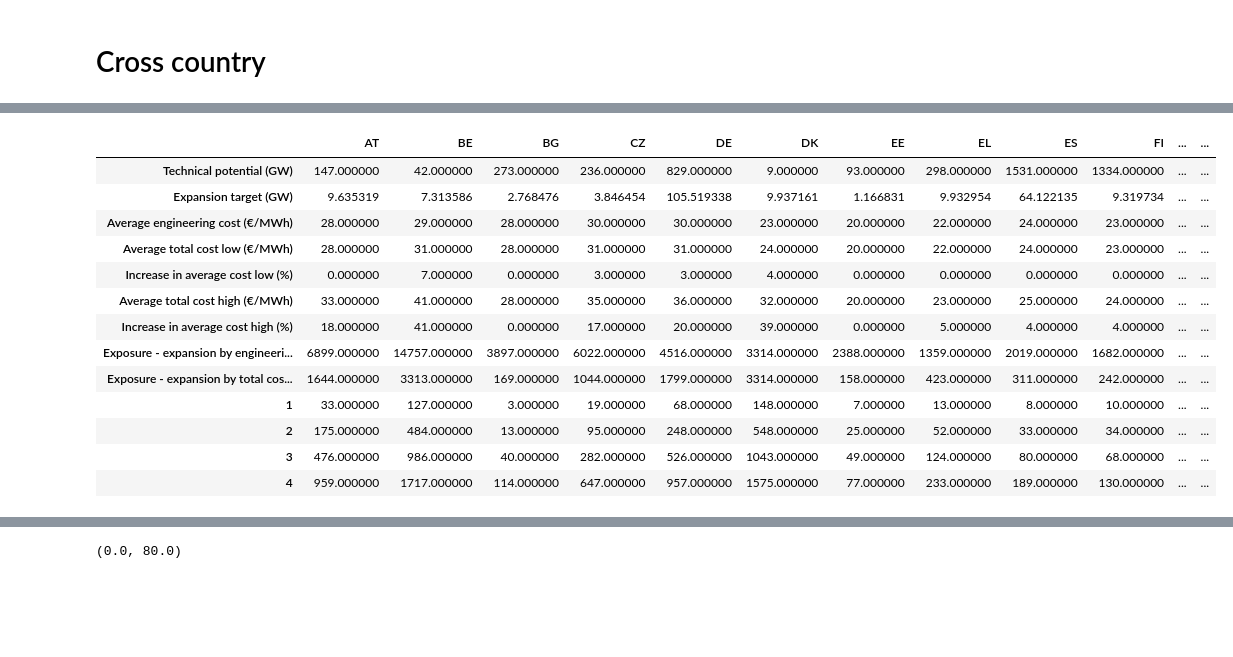
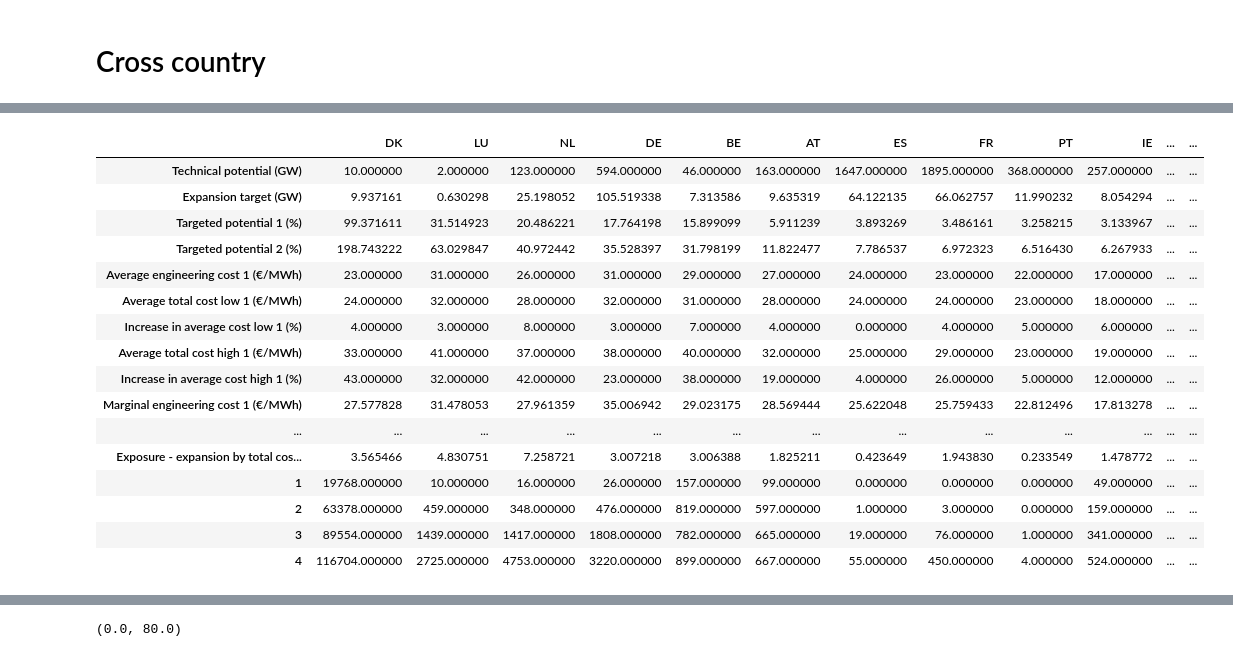
Before and after one commit to timtroendle/wind-onshore-cost-potential, a Jupyter notebook: notebooks/analysis.ipynb, the cells around one changed output, grey strips where cells are left out. Drawn from its saved outputs; the diff is of its cells as text; code cells hidden in the pictures; blank space fills up the shorter version.

```diff
--- a/notebooks/analysis.ipynb
+++ b/notebooks/analysis.ipynb
@@ -326,7 +368,7 @@ fig = plt.figure(figsize=[12,5])
 ax1 = fig.add_subplot(131)
 ax1.text(0.02, 1.1, 'a', transform=ax1.transAxes, fontsize=15, verticalalignment='top', fontweight="bold")
 
-tmp_eng = tmp.fillna(0).sort_values('engineering').reset_index(drop=True)[list(range(1, 5))].cumsum() / 81_000_000
+tmp_eng = tmp.fillna(0).sort_values('engineering').reset_index(drop=True)[list(range(1, 5))].cumsum() / population[c]
 
 bottom = 0
 for d in range(1, 5):
@@ -336,7 +378,7 @@ for d in range(1, 5):
 highlight()
 
 plt.xlabel('Cumulative capacity (GW)')
-plt.ylabel('Exposure (turbines/capita)')
+plt.ylabel('Exposure (turbines)')
 plt.xlim(0, 2.2*targets[c])
 plt.ylim(0, 10)
 
@@ -709,22 +775,22 @@ kpi #/ tmp.loc['engineering']
 | exposure smart | 0.0 | 1.254705 | 3.087816 |
 | exposure dumb | 0.0 | 2.802962 | 5.320676 |
 # %%
-fig, ax = plt.subplots(1, 2, figsize=(7, 4), sharex='col', gridspec_kw={'width_ratios': [2, 1]})
+fig, ax = plt.subplots(1, 2, figsize=(5, 4), sharex='col', gridspec_kw={'width_ratios': [1, 1]})
 
-ax[0].text(-0.17, 1.02, 'a', transform=ax[0].transAxes, fontsize=15, verticalalignment='top', fontweight="bold")
+ax[0].text(-0.4, 1.02, 'a', transform=ax[0].transAxes, fontsize=15, verticalalignment='top', fontweight="bold")
 
 for i, df in enumerate([kpi.loc[['engineering smart', 'engineering dumb']], kpi.loc[['disamenity', 'disamenity dumb']]]):
     ax[0].bar(
-        range(i*len(df), i*len(df)+len(df)),
+        range(len(df)),
         df['2x EU reference scenario (mean)']-df['1x EU reference scenario (mean)'],
         bottom=df['1x EU reference scenario (mean)'],
         color='tab:blue' if i==0 else 'tab:green',
-        label='Engineering' if i==0 else 'High total'
+        label='Engineering' if i==0 else 'Total high'
     )
 
-ax[0].set_xlim([-0.5, 3.5])
-ax[0].set_xticks([0, 1, 2, 3])
-ax[0].set_xticklabels(['200 m\nhigh tot.','1000 m\nengin.', '200 m\nhigh tot.','1000 m\nengin.'])
+ax[0].set_xlim([-0.5, 1.5])
+ax[0].set_xticks([0, 1])
+ax[0].set_xticklabels(['200 m\nby total','1000 m\nby engin.'])
 ax[0].set_ylim(0, 100)
 ax[0].set_ylabel('Average LCOE (EUR/MWh)')
 ax[0].grid()
@@ -744,7 +810,7 @@ for i, df in enumerate([kpi.loc[['exposure smart', 'exposure dumb']]]):
 
 ax[1].set_xlim([-0.5, 1.5])
 ax[1].set_xticks([0, 1])
-ax[1].set_xticklabels(['200 m\nhigh tot.','1000 m\nengin.'])
+ax[1].set_xticklabels(['200 m\nby total','1000 m\nby engin.'])
 ax[1].set_ylim(0, 10)
 ax[1].set_ylabel('\nExposure (turbines)')
 ax[1].grid()
@@ -768,48 +853,78 @@ df_countries = pd.concat([
 # %%
 results = pd.DataFrame()
 
 for c in countries:
 
     tmp = turbines[turbines[c]>0].copy()
     tmp['total cost low'] = tmp['engineering'] + tmp['disamenity']
     tmp['total cost high'] = tmp['engineering'] + 10 * tmp['disamenity']
     results_c = pd.Series({
         'Technical potential (GW)': (tmp[c].sum() / 1000).round()
     })
 
     # Expansion target
-    n = int(targets[c] * 1000 / 2)
+    n = min(int(targets[c] * 1000 / 2), len(tmp)-1)
+    n2 = min(2*n, len(tmp)-1)
     results_c['Expansion target (GW)'] = targets[c]
+    results_c['Targeted potential 1 (%)'] = 100 * targets[c] / results_c['Technical potential (GW)']
+    results_c['Targeted potential 2 (%)'] = 2 * 100* targets[c] / results_c['Technical potential (GW)']
 
     # Average cost
-    results_c['Average engineering cost (€/MWh)'] = tmp['engineering'].sort_values().iloc[:n].mean().round()
-    results_c['Average total cost low (€/MWh)'] = tmp['total cost low'].sort_values().iloc[:n].mean().round()
-    results_c['Increase in average cost low (%)'] = 100 * (results_c['Average total cost low (€/MWh)'] / results_c['Average engineering cost (€/MWh)'] - 1).round(2)
-    results_c['Average total cost high (€/MWh)'] = tmp['total cost high'].sort_values().iloc[:n].mean().round()
-    results_c['Increase in average cost high (%)'] = 100 * (results_c['Average total cost high (€/MWh)'] / results_c['Average engineering cost (€/MWh)'] - 1).round(2)
+    results_c['Average engineering cost 1 (€/MWh)'] = tmp['engineering'].sort_values().iloc[:n].mean().round()
+    results_c['Average total cost low 1 (€/MWh)'] = tmp['total cost low'].sort_values().iloc[:n].mean().round()
+    results_c['Increase in average cost low 1 (%)'] = 100 * (results_c['Average total cost low 1 (€/MWh)'] / results_c['Average engineering cost 1 (€/MWh)'] - 1).round(2)
+    results_c['Average total cost high 1 (€/MWh)'] = tmp['total cost high'].sort_values().iloc[:n].mean().round()
+    results_c['Increase in average cost high 1 (%)'] = 100 * (results_c['Average total cost high 1 (€/MWh)'] / results_c['Average engineering cost 1 (€/MWh)'] - 1).round(2)
+
+    # Marginal cost 1x EU Ref
+    results_c['Marginal engineering cost 1 (€/MWh)'] = tmp['engineering'].sort_values().iloc[n]
+    results_c['Marginal total cost low 1 (€/MWh)'] = tmp['total cost low'].sort_values().iloc[n].round()
+    results_c['Increase in marginal cost low 1 (%)'] = 100 * (results_c['Marginal total cost low 1 (€/MWh)'] / results_c['Marginal engineering cost 1 (€/MWh)'] - 1).round(2)
+    results_c['Marginal total cost high 1 (€/MWh)'] = tmp['total cost high'].sort_values().iloc[n].round()
+    results_c['Increase in marginal cost high 1 (%)'] = 100 * (results_c['Marginal total cost high 1 (€/MWh)'] / results_c['Marginal engineering cost 1 (€/MWh)'] - 1).round(2)
+
+    # Marginal cost 2x EU Ref
+    results_c['Marginal engineering cost 2 (€/MWh)'] = tmp['engineering'].sort_values().iloc[n2]
+    results_c['Marginal total cost low 2 (€/MWh)'] = tmp['total cost low'].sort_values().iloc[n2].round()
+    results_c['Increase in marginal cost low 2 (%)'] = 100 * (results_c['Marginal total cost low 2 (€/MWh)'] / results_c['Marginal engineering cost 2 (€/MWh)'] - 1).round(2)
+    results_c['Marginal total cost high 2 (€/MWh)'] = tmp['total cost high'].sort_values().iloc[n2].round()
+    results_c['Increase in marginal cost high 2 (%)'] = 100 * (results_c['Marginal total cost high 2 (€/MWh)'] / results_c['Marginal engineering cost 2 (€/MWh)'] - 1).round(2)
 
     # Exposure
-    results_c['Exposure - expansion by engineering cost (capita/turbine)'] = (tmp.fillna(0).sort_values('engineering').iloc[:n][list(range(1, 5))].sum().sum() / n).round()
-    results_c['Exposure - expansion by total cost high (capita/turbine)'] = (tmp.fillna(0).sort_values('total cost high').iloc[:n][list(range(1, 5))].sum().sum() / n).round()
+    results_c['Exposure - expansion by engineering cost 1 (turbines)'] = (
+        tmp.fillna(0).sort_values('engineering').iloc[:n][list(range(1, 5))].sum().sum() / population[c]
+    )
+    results_c['Exposure - expansion by total cost high 1 (turbines)'] = (
+        tmp.fillna(0).sort_values('total cost high').iloc[:n][list(range(1, 5))].sum().sum() / population[c]
+    )
+    results_c['Exposure - expansion by engineering cost 2 (turbines)'] = (
+        tmp.fillna(0).sort_values('engineering').iloc[:n2][list(range(1, 5))].sum().sum() / population[c]
+    )
+    results_c['Exposure - expansion by total cost high 2 (turbines)'] = (
+        tmp.fillna(0).sort_values('total cost high').iloc[:n2][list(range(1, 5))].sum().sum() / population[c]
+    )
     for i in range(1,5):
-        results_c[f'{i}'] = (tmp.fillna(0).sort_values('total cost high').iloc[:n][i].sum() / n).round()
+        results_c[f'{i}'] = (tmp.fillna(0).sort_values('total cost high').iloc[n][i].sum()).round()
 
     results[c] = results_c
 
-#results = results.sort_values('Average engineering cost (€/MWh)', axis=1)
+results = results.sort_values('Targeted potential 1 (%)', axis=1, ascending=False)
 results
 # %% [output]
-|  | AT | BE | BG | CZ | DE | DK | EE | EL | ES | FI | ... | ... |
-| Technical potential (GW) | 147.000000 | 42.000000 | 273.000000 | 236.000000 | 829.000000 | 9.000000 | 93.000000 | 298.000000 | 1531.000000 | 1334.000000 | ... | ... |
-| Expansion target (GW) | 9.635319 | 7.313586 | 2.768476 | 3.846454 | 105.519338 | 9.937161 | 1.166831 | 9.932954 | 64.122135 | 9.319734 | ... | ... |
-| Average engineering cost (€/MWh) | 28.000000 | 29.000000 | 28.000000 | 30.000000 | 30.000000 | 23.000000 | 20.000000 | 22.000000 | 24.000000 | 23.000000 | ... | ... |
-| Average total cost low (€/MWh) | 28.000000 | 31.000000 | 28.000000 | 31.000000 | 31.000000 | 24.000000 | 20.000000 | 22.000000 | 24.000000 | 23.000000 | ... | ... |
-| Increase in average cost low (%) | 0.000000 | 7.000000 | 0.000000 | 3.000000 | 3.000000 | 4.000000 | 0.000000 | 0.000000 | 0.000000 | 0.000000 | ... | ... |
-| Average total cost high (€/MWh) | 33.000000 | 41.000000 | 28.000000 | 35.000000 | 36.000000 | 32.000000 | 20.000000 | 23.000000 | 25.000000 | 24.000000 | ... | ... |
-| Increase in average cost high (%) | 18.000000 | 41.000000 | 0.000000 | 17.000000 | 20.000000 | 39.000000 | 0.000000 | 5.000000 | 4.000000 | 4.000000 | ... | ... |
-| Exposure - expansion by engineeri... | 6899.000000 | 14757.000000 | 3897.000000 | 6022.000000 | 4516.000000 | 3314.000000 | 2388.000000 | 1359.000000 | 2019.000000 | 1682.000000 | ... | ... |
-| Exposure - expansion by total cos... | 1644.000000 | 3313.000000 | 169.000000 | 1044.000000 | 1799.000000 | 3314.000000 | 158.000000 | 423.000000 | 311.000000 | 242.000000 | ... | ... |
-| 1 | 33.000000 | 127.000000 | 3.000000 | 19.000000 | 68.000000 | 148.000000 | 7.000000 | 13.000000 | 8.000000 | 10.000000 | ... | ... |
-| 2 | 175.000000 | 484.000000 | 13.000000 | 95.000000 | 248.000000 | 548.000000 | 25.000000 | 52.000000 | 33.000000 | 34.000000 | ... | ... |
-| 3 | 476.000000 | 986.000000 | 40.000000 | 282.000000 | 526.000000 | 1043.000000 | 49.000000 | 124.000000 | 80.000000 | 68.000000 | ... | ... |
-| 4 | 959.000000 | 1717.000000 | 114.000000 | 647.000000 | 957.000000 | 1575.000000 | 77.000000 | 233.000000 | 189.000000 | 130.000000 | ... | ... |
+|  | DK | LU | NL | DE | BE | AT | ES | FR | PT | IE | ... | ... |
+| Technical potential (GW) | 10.000000 | 2.000000 | 123.000000 | 594.000000 | 46.000000 | 163.000000 | 1647.000000 | 1895.000000 | 368.000000 | 257.000000 | ... | ... |
+| Expansion target (GW) | 9.937161 | 0.630298 | 25.198052 | 105.519338 | 7.313586 | 9.635319 | 64.122135 | 66.062757 | 11.990232 | 8.054294 | ... | ... |
+| Targeted potential 1 (%) | 99.371611 | 31.514923 | 20.486221 | 17.764198 | 15.899099 | 5.911239 | 3.893269 | 3.486161 | 3.258215 | 3.133967 | ... | ... |
+| Targeted potential 2 (%) | 198.743222 | 63.029847 | 40.972442 | 35.528397 | 31.798199 | 11.822477 | 7.786537 | 6.972323 | 6.516430 | 6.267933 | ... | ... |
+| Average engineering cost 1 (€/MWh) | 23.000000 | 31.000000 | 26.000000 | 31.000000 | 29.000000 | 27.000000 | 24.000000 | 23.000000 | 22.000000 | 17.000000 | ... | ... |
+| Average total cost low 1 (€/MWh) | 24.000000 | 32.000000 | 28.000000 | 32.000000 | 31.000000 | 28.000000 | 24.000000 | 24.000000 | 23.000000 | 18.000000 | ... | ... |
+| Increase in average cost low 1 (%) | 4.000000 | 3.000000 | 8.000000 | 3.000000 | 7.000000 | 4.000000 | 0.000000 | 4.000000 | 5.000000 | 6.000000 | ... | ... |
+| Average total cost high 1 (€/MWh) | 33.000000 | 41.000000 | 37.000000 | 38.000000 | 40.000000 | 32.000000 | 25.000000 | 29.000000 | 23.000000 | 19.000000 | ... | ... |
+| Increase in average cost high 1 (%) | 43.000000 | 32.000000 | 42.000000 | 23.000000 | 38.000000 | 19.000000 | 4.000000 | 26.000000 | 5.000000 | 12.000000 | ... | ... |
+| Marginal engineering cost 1 (€/MWh) | 27.577828 | 31.478053 | 27.961359 | 35.006942 | 29.023175 | 28.569444 | 25.622048 | 25.759433 | 22.812496 | 17.813278 | ... | ... |
+| ... | ... | ... | ... | ... | ... | ... | ... | ... | ... | ... | ... | ... |
+| Exposure - expansion by total cos... | 3.565466 | 4.830751 | 7.258721 | 3.007218 | 3.006388 | 1.825211 | 0.423649 | 1.943830 | 0.233549 | 1.478772 | ... | ... |
+| 1 | 19768.000000 | 10.000000 | 16.000000 | 26.000000 | 157.000000 | 99.000000 | 0.000000 | 0.000000 | 0.000000 | 49.000000 | ... | ... |
+| 2 | 63378.000000 | 459.000000 | 348.000000 | 476.000000 | 819.000000 | 597.000000 | 1.000000 | 3.000000 | 0.000000 | 159.000000 | ... | ... |
+| 3 | 89554.000000 | 1439.000000 | 1417.000000 | 1808.000000 | 782.000000 | 665.000000 | 19.000000 | 76.000000 | 1.000000 | 341.000000 | ... | ... |
+| 4 | 116704.000000 | 2725.000000 | 4753.000000 | 3220.000000 | 899.000000 | 667.000000 | 55.000000 | 450.000000 | 4.000000 | 524.000000 | ... | ... |
```
Also changed, not shown: parts of 24 cells of this notebook, 2 other files.
